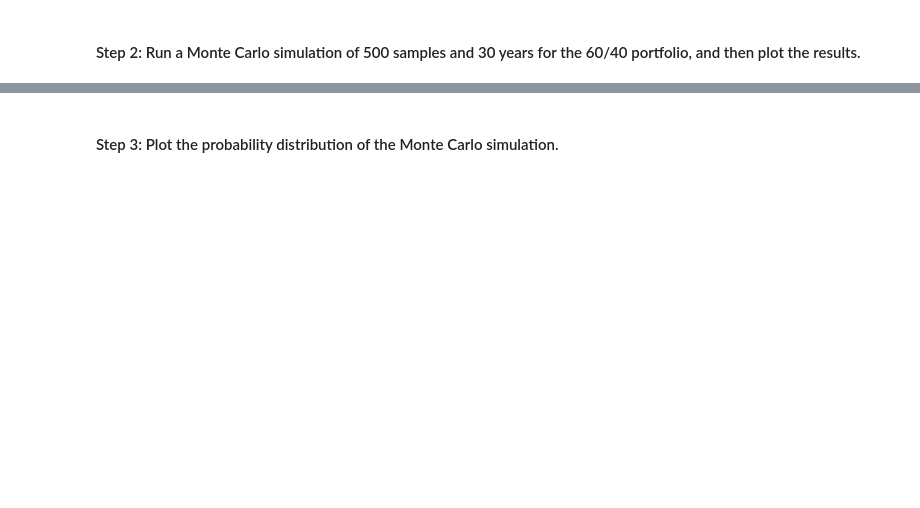
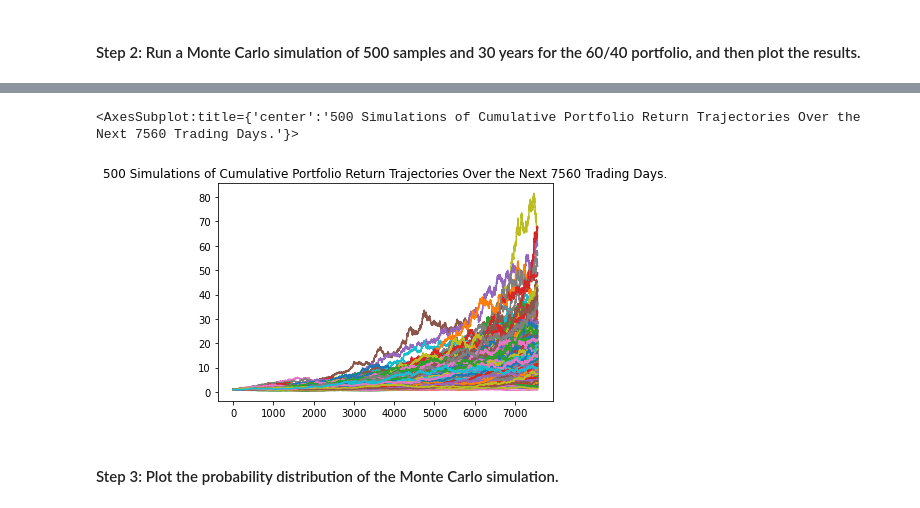
Before and after one commit to j-w-code/Module_5_Project, a Jupyter notebook: 05_Starter_Code/financial_planning_tools.ipynb, the cells around one changed output, grey strips where cells are left out. Cells and saved outputs as stored; diff of their text form; code cells hidden in the pictures; blank space fills up the shorter version.

```diff
--- a/05_Starter_Code/financial_planning_tools.ipynb
+++ b/05_Starter_Code/financial_planning_tools.ipynb
@@ -421,25 +423,31 @@ In this section, you’ll use the MCForecastTools library to create a Monte Carl
 # %%
 # Set start and end dates of 3 years back from your current date
 # Alternatively, you can use an end date of 2020-08-07 and work 3 years back from that date
-# YOUR CODE HERE
-# YOUR CODE HERE
-
+start_date= pd.Timestamp("2017-08-07", tz="America/New_York").isoformat()
+end_date = pd.Timestamp("2020-08-07",tz="America/New_York").isoformat()
 # Set number of rows to 1000 to retrieve the maximum amount of rows
-# YOUR CODE HERE
+rows = 1000
 # %%
 # Use the Alpaca get_bars function to make the API call to get the 3 years worth of pricing data
 # The tickers and timeframe parameters should have been set in Part 1 of this activity
 # The start and end dates should be updated with the information set above
 # Remember to add the df property to the end of the call so the response is returned as a DataFrame
-# YOUR CODE HERE
+closing_prices = alpaca.get_bars(
+    tickers,
+    timeframe,
+    start=start_date,
+    end=end_date
+).df
 
 # Reorganize the DataFrame
 # Separate ticker data
-# YOUR CODE HERE
+SPY = closing_prices[closing_prices['symbol']=='SPY'].drop('symbol', axis=1)
+AGG = closing_prices[closing_prices['symbol']=='AGG'].drop('symbol', axis=1)
 
 # Concatenate the ticker DataFrames
-# YOUR CODE HERE
+closing_prices = pd.concat([SPY, AGG], axis=1, keys=["SPY", "AGG"])
+# Review the first 5 rows of the Alpaca DataFrame
 
 # Display both the first and last five rows of the DataFrame
-# YOUR CODE HERE
-# YOUR CODE HERE
+display(closing_prices.head())
+display(closing_prices.tail())
@@ -449,7 +474,12 @@ In this section, you’ll use the MCForecastTools library to create a Monte Carl
 # Configure the Monte Carlo simulation to forecast 30 years cumulative returns
 # The weights should be split 40% to AGG and 60% to SPY.
 # Run 500 samples.
-# YOUR CODE HERE
+MC_30year = MCSimulation(
+    portfolio_data = closing_prices,
+    weights = [.60,.40],
+    num_simulation = 500,
+    num_trading_days = 252 * 30
+)
 
 # Review the simulation input data
-# YOUR CODE HERE
+MC_30year.portfolio_data.head()
@@ -459,7 +540,10 @@ In this section, you’ll use the MCForecastTools library to create a Monte Carl
 # %%
 # Visualize the 30-year Monte Carlo simulation by creating an
 # overlay line plot
-# YOUR CODE HERE
+MC_30year.plot_simulation()
+# %% [output]
+<AxesSubplot:title={'center':'500 Simulations of Cumulative Portfolio Return Trajectories Over the Next 7560 Trading Days.'}>
+[figure, added]
 # %% [markdown]
 #### Step 3: Plot the probability distribution of the Monte Carlo simulation.
 # %%
```
Also changed, not shown: parts of 29 cells of this notebook.
